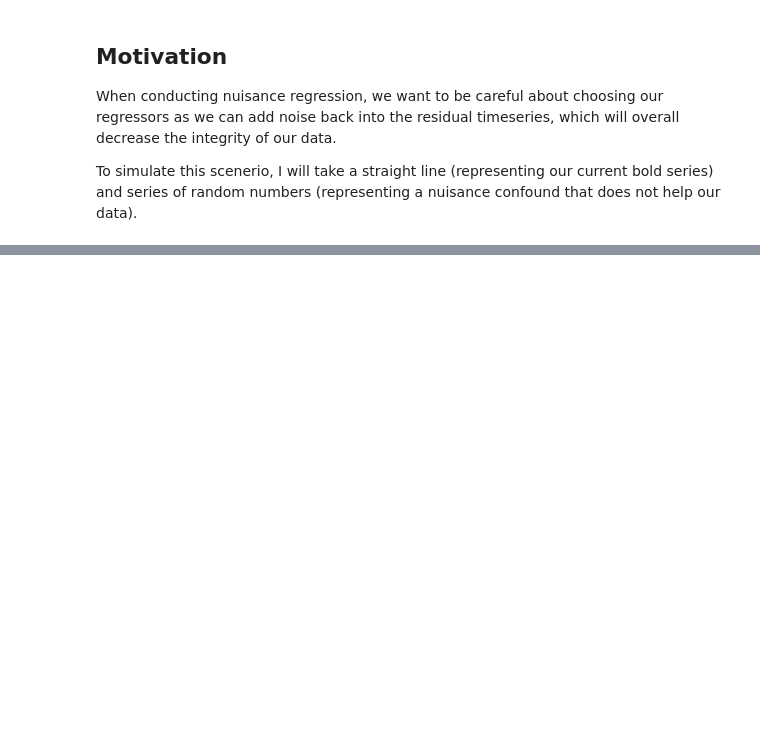
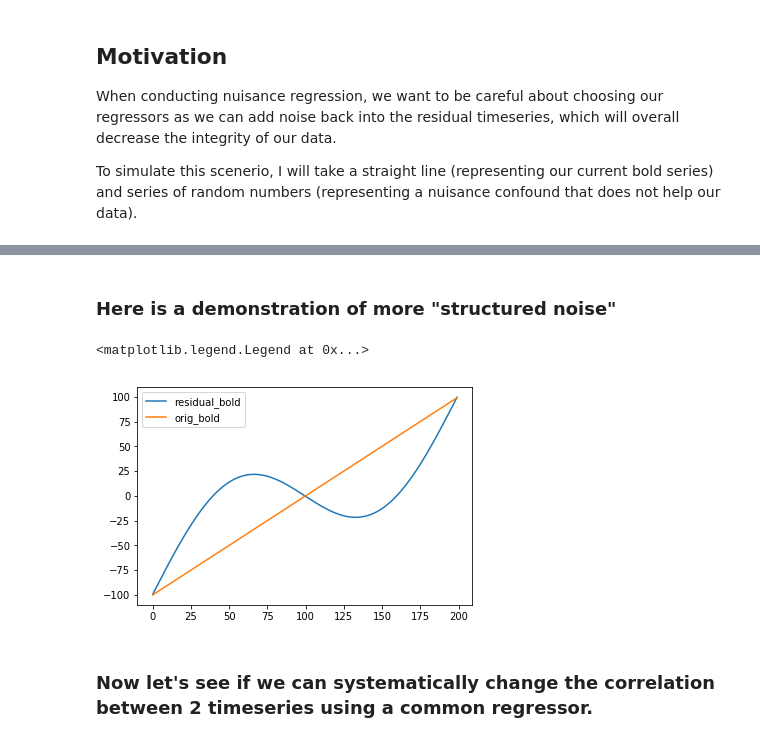
Before and after one commit to jdkent/tests_and_musings, a Jupyter notebook: adding_noise.ipynb, the cells around one changed output, grey strips where cells are left out. Saved outputs shown, nothing was run; the diff lists cells and outputs as text; code cells hidden in the pictures; blank space fills up the shorter version.

Commit message:
adding_noise: more tests

```diff
--- a/adding_noise.ipynb
+++ b/adding_noise.ipynb
@@ -30,0 +32,22 @@ plt.legend()
+# %% [markdown]
+### Here is a demonstration of more "structured noise"
+# %%
+# sin wave (imagine this nuisance confound was derived from the original bold series)
+x_struct = np.sin(np.linspace(-np.pi, np.pi, 200))
+# y still represents the denoised bold series
+
+ts_dict2 = {'y': y, 'x': x_struct}
+
+# regression
+model2 = smf.ols(formula='y ~ x', data=ts_dict2)
+result2 = model2.fit()
+residual2 = result2.resid
+
+plt.plot(residual2, label='residual_bold')
+plt.plot(y-100, label='orig_bold')
+plt.legend()
+# %% [output]
+<matplotlib.legend.Legend at 0x...>
+[figure, added]
+# %% [markdown]
+### Now let's see if we can systematically change the correlation between 2 timeseries using a common regressor.
```
Also changed, not shown: parts of 11 cells of this notebook.
